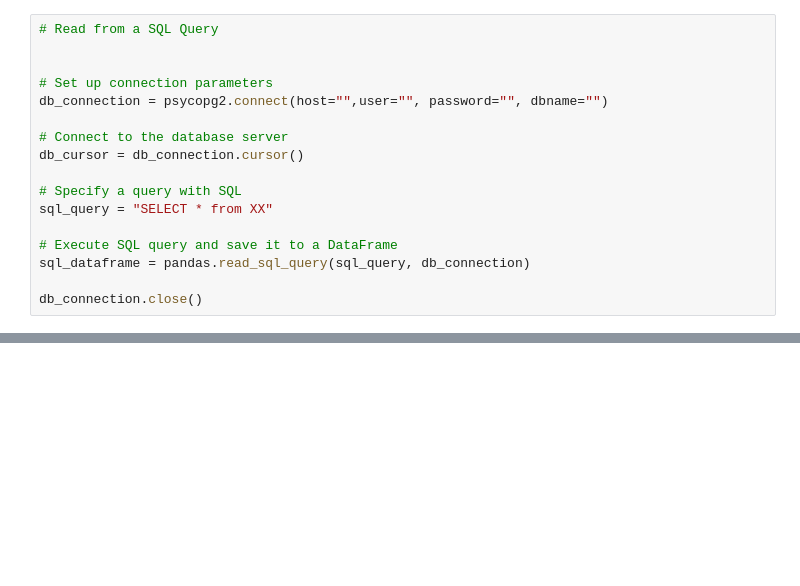
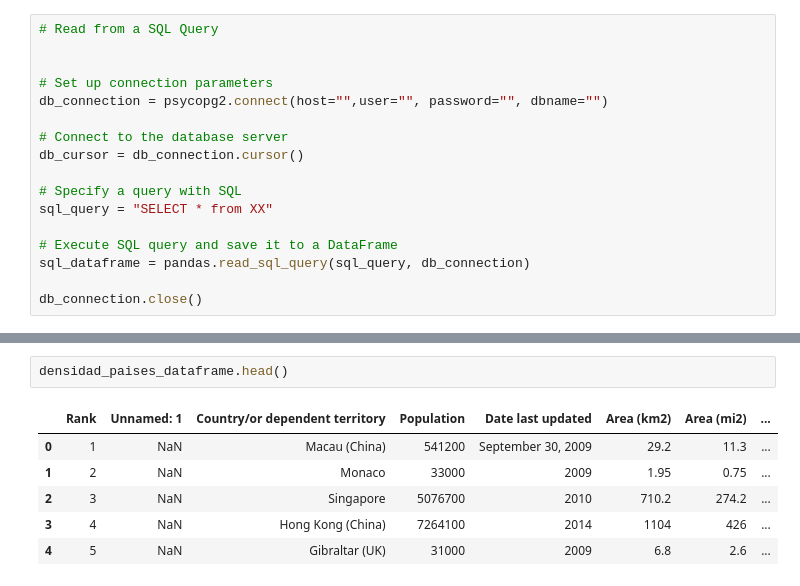
Before and after one commit to insanitus/fuzzy-happiness, a Jupyter notebook: Fuentes de datos.ipynb, the cells around one changed output, grey strips where cells are left out. Drawn from its saved outputs; the diff is of its cells as text; blank space fills up the shorter version.

```diff
--- a/Fuentes de datos.ipynb
+++ b/Fuentes de datos.ipynb
@@ -40,0 +204,9 @@ db_connection.close()
+# %%
+densidad_paises_dataframe.head()
+# %% [output]
+|  | Rank | Unnamed: 1 | Country/or dependent territory | Population | Date last updated | Area (km2) | Area (mi2) | ... |
+| 0 | 1 | NaN | Macau (China) | 541200 | September 30, 2009 | 29.2 | 11.3 | ... |
+| 1 | 2 | NaN | Monaco | 33000 | 2009 | 1.95 | 0.75 | ... |
+| 2 | 3 | NaN | Singapore | 5076700 | 2010 | 710.2 | 274.2 | ... |
+| 3 | 4 | NaN | Hong Kong (China) | 7264100 | 2014 | 1104 | 426 | ... |
+| 4 | 5 | NaN | Gibraltar (UK) | 31000 | 2009 | 6.8 | 2.6 | ... |
```
Also changed, not shown: parts of 43 cells of this notebook, 8 other files.
